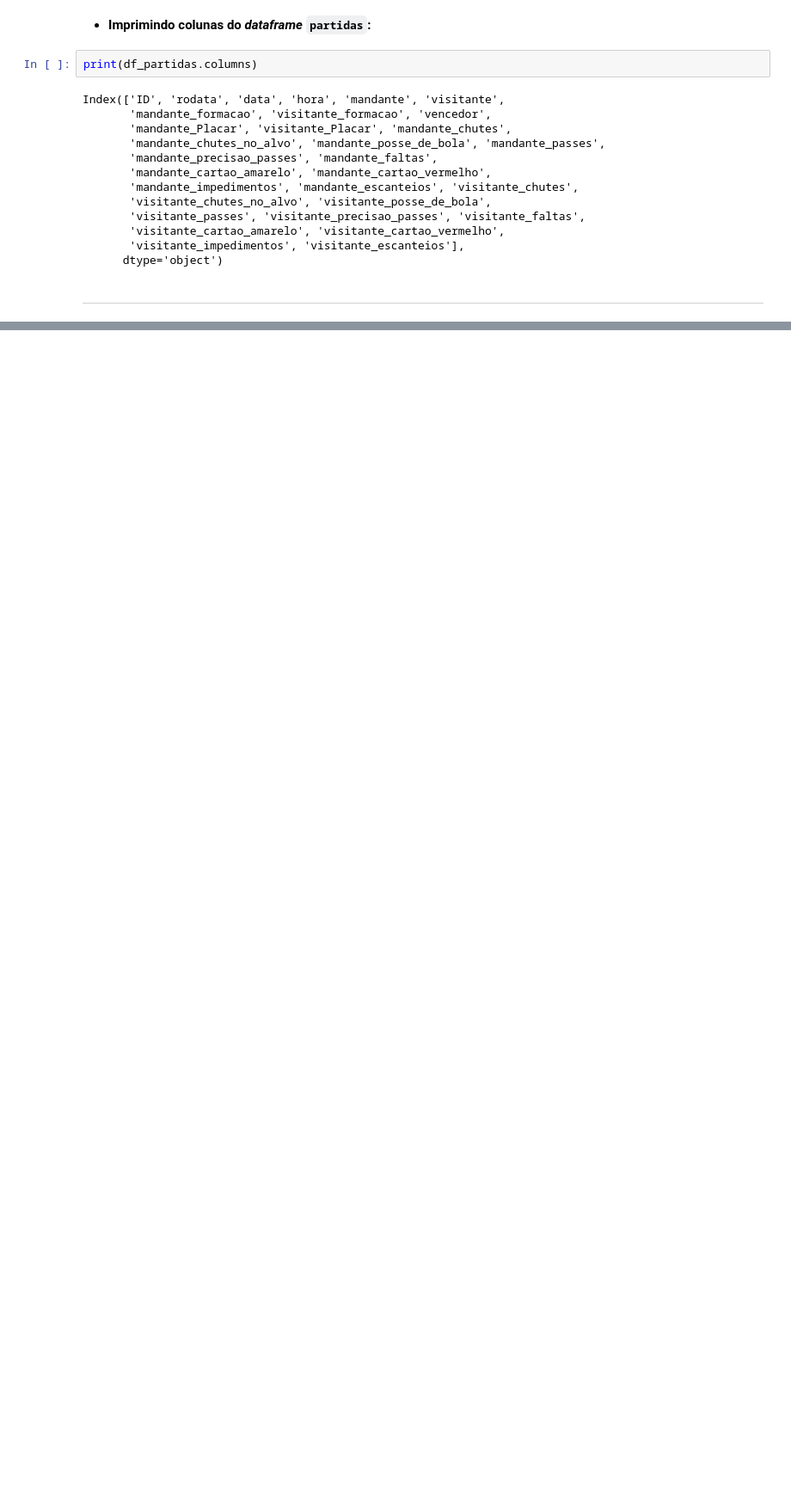
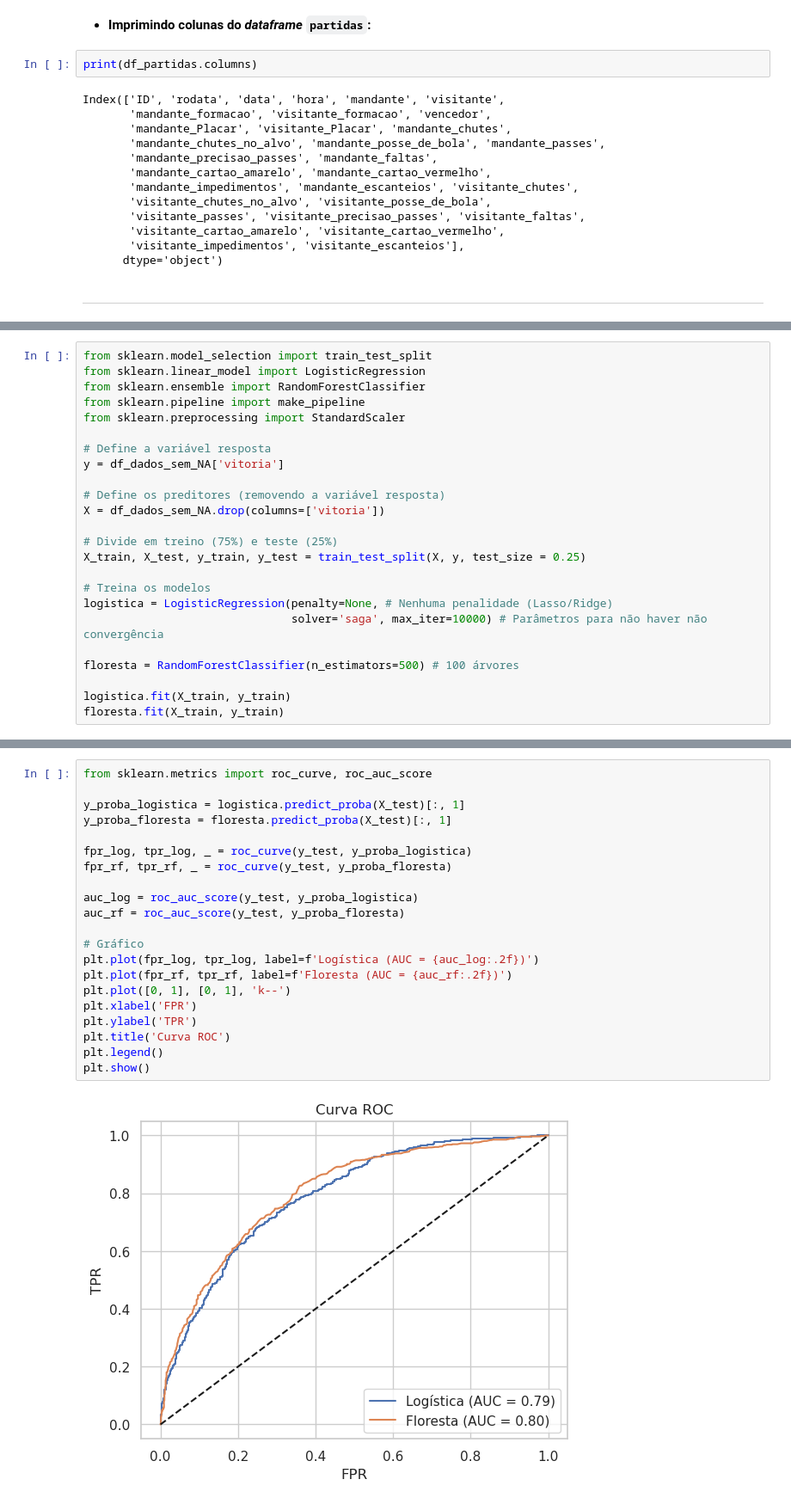
Before and after one commit to lucas-battisti/desafio-tecnico, a Jupyter notebook: notebook.ipynb, the cells around one changed output, grey strips where cells are left out. Shown at 86% size. Saved outputs shown, nothing was run; the diff lists cells and outputs as text; blank space fills up the shorter version.

```diff
--- a/notebook.ipynb
+++ b/notebook.ipynb
@@ -336,0 +482,24 @@ Index(['ID', 'rodata', 'data', 'hora', 'mandante', 'visitante',
+# %%
+from sklearn.model_selection import train_test_split
+from sklearn.linear_model import LogisticRegression
+from sklearn.ensemble import RandomForestClassifier
+from sklearn.pipeline import make_pipeline
+from sklearn.preprocessing import StandardScaler
+
+# Define a variável resposta
+y = df_dados_sem_NA['vitoria']
+
+# Define os preditores (removendo a variável resposta)
+X = df_dados_sem_NA.drop(columns=['vitoria'])
+
+# Divide em treino (75%) e teste (25%)
+X_train, X_test, y_train, y_test = train_test_split(X, y, test_size = 0.25)
+
+# Treina os modelos
+logistica = LogisticRegression(penalty=None, # Nenhuma penalidade (Lasso/Ridge)
+                               solver='saga', max_iter=10000) # Parâmetros para não haver não convergência
+
+floresta = RandomForestClassifier(n_estimators=500) # 100 árvores
+
+logistica.fit(X_train, y_train)
+floresta.fit(X_train, y_train)
@@ -336,0 +512,23 @@ Index(['ID', 'rodata', 'data', 'hora', 'mandante', 'visitante',
+# %%
+from sklearn.metrics import roc_curve, roc_auc_score
+
+y_proba_logistica = logistica.predict_proba(X_test)[:, 1]
+y_proba_floresta = floresta.predict_proba(X_test)[:, 1]
+
+fpr_log, tpr_log, _ = roc_curve(y_test, y_proba_logistica)
+fpr_rf, tpr_rf, _ = roc_curve(y_test, y_proba_floresta)
+
+auc_log = roc_auc_score(y_test, y_proba_logistica)
+auc_rf = roc_auc_score(y_test, y_proba_floresta)
+
+# Gráfico
+plt.plot(fpr_log, tpr_log, label=f'Logística (AUC = {auc_log:.2f})')
+plt.plot(fpr_rf, tpr_rf, label=f'Floresta (AUC = {auc_rf:.2f})')
+plt.plot([0, 1], [0, 1], 'k--')
+plt.xlabel('FPR')
+plt.ylabel('TPR')
+plt.title('Curva ROC')
+plt.legend()
+plt.show()
+# %% [output]
+[figure, added]
```
Also changed, not shown: parts of 40 cells of this notebook.
